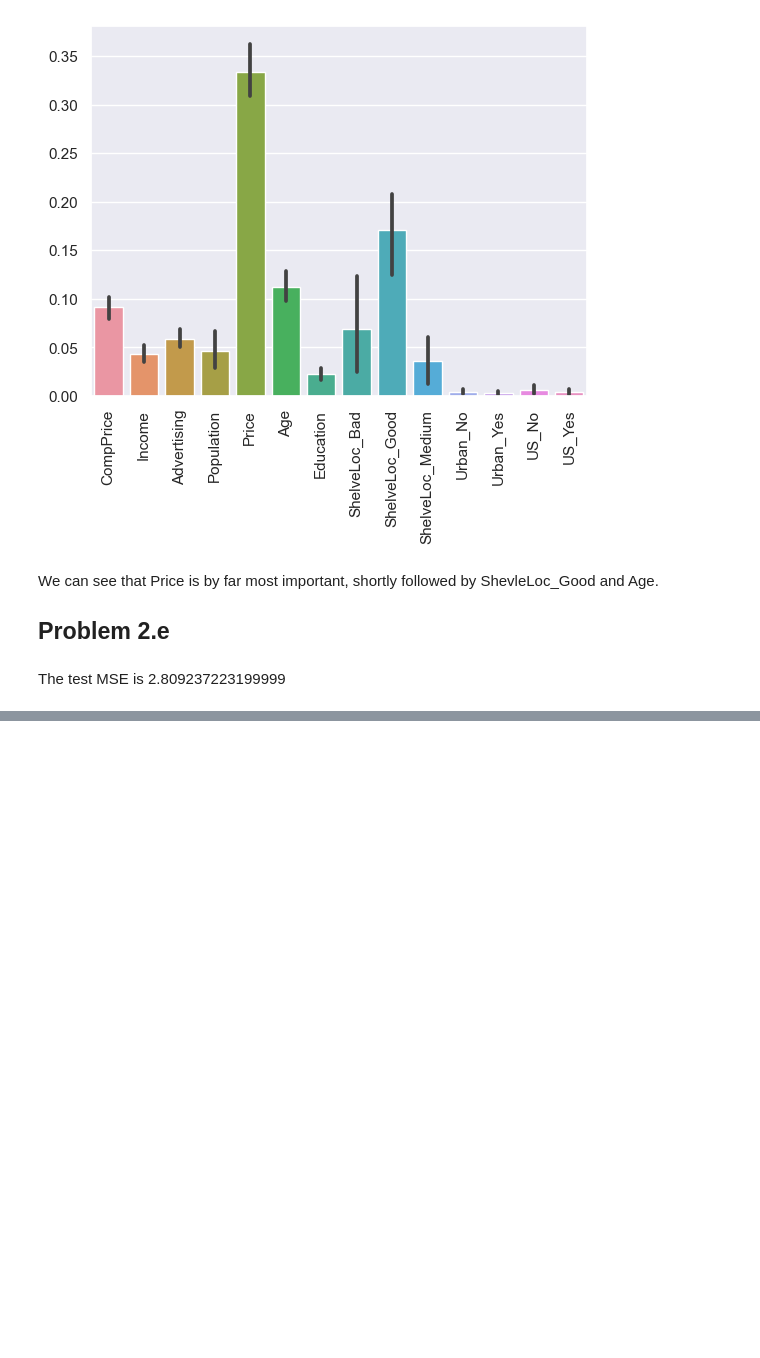
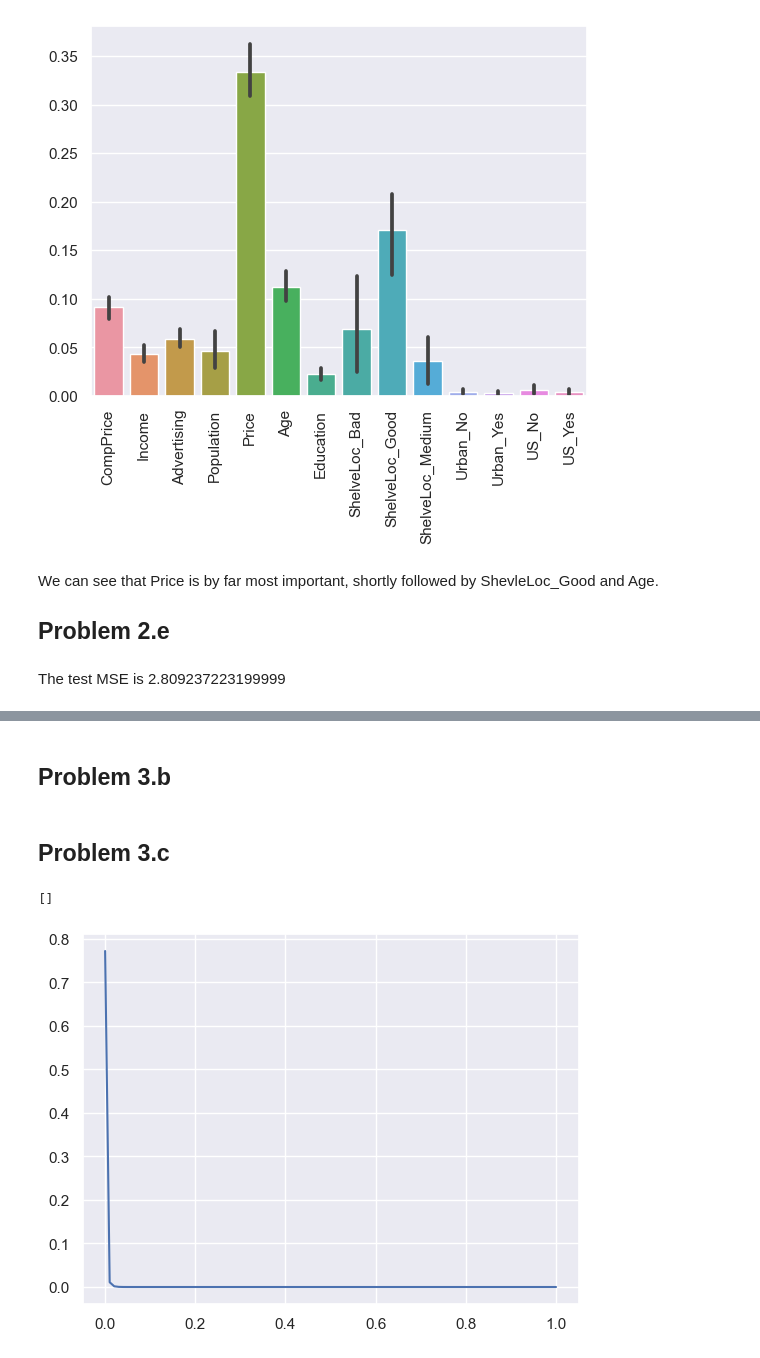
Before and after one commit to AlistairKeiller/STATS-202, a Jupyter notebook: HW4.ipynb, the cells around one changed output, grey strips where cells are left out. Saved outputs shown, nothing was run; the diff lists cells and outputs as text; code cells hidden in the pictures; blank space fills up the shorter version.

```diff
--- a/HW4.ipynb
+++ b/HW4.ipynb
@@ -124,0 +186,33 @@ The test MSE is 2.809237223199999
+# %%
+Hitters = load_data("Hitters")
+Hitters = Hitters.dropna()
+Hitters.Salary = np.log(Hitters.Salary)
+Hitters = pd.get_dummies(Hitters)
+# %% [markdown]
+## Problem 3.b
+# %%
+X_train, X_test, Y_train, Y_test = train_test_split(
+    Hitters.drop("Salary", axis=1), Hitters.Salary, train_size=200
+)
+# %% [markdown]
+## Problem 3.c
+# %%
+lambdas = np.linspace(0, 1, 100)
+sns.lineplot(
+    x=lambdas,
+    y=[
+        mean_squared_error(
+            GradientBoostingRegressor(
+                learning_rate=learning_rate, n_estimators=1000, random_state=42
+            )
+            .fit(X_train, Y_train)
+            .predict(X_train),
+            Y_train,
+        )
+        for learning_rate in lambdas
+    ],
+)
+plt.plot()
+# %% [output]
+[]
+[figure, added]
```
Also changed, not shown: parts of 23 cells of this notebook.
